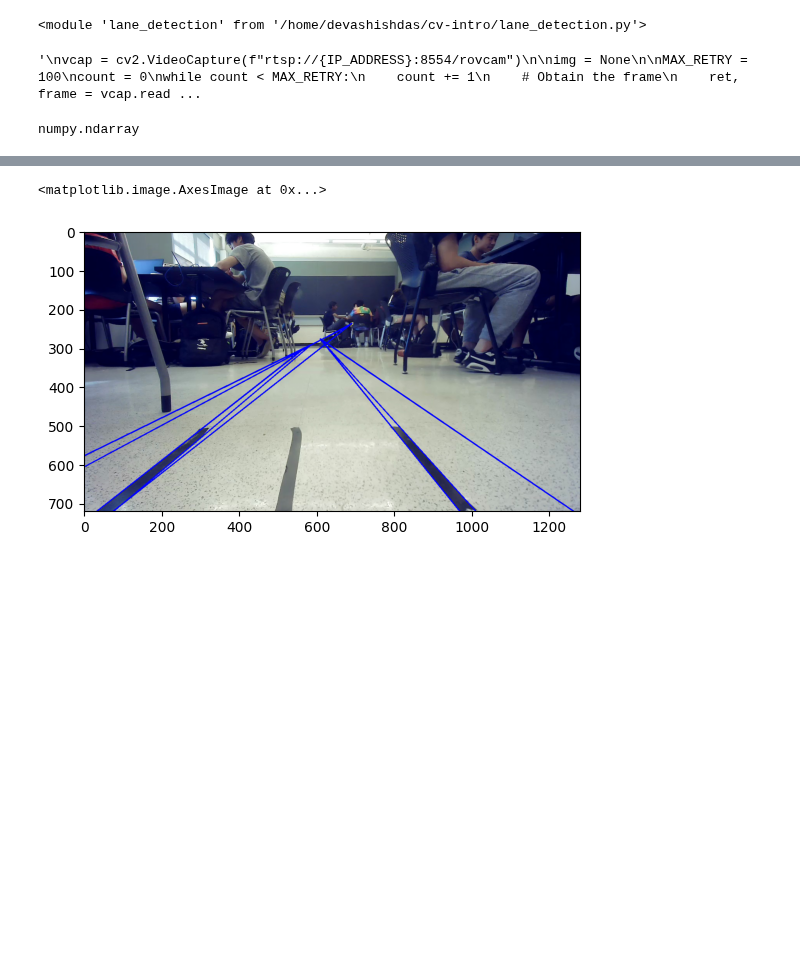
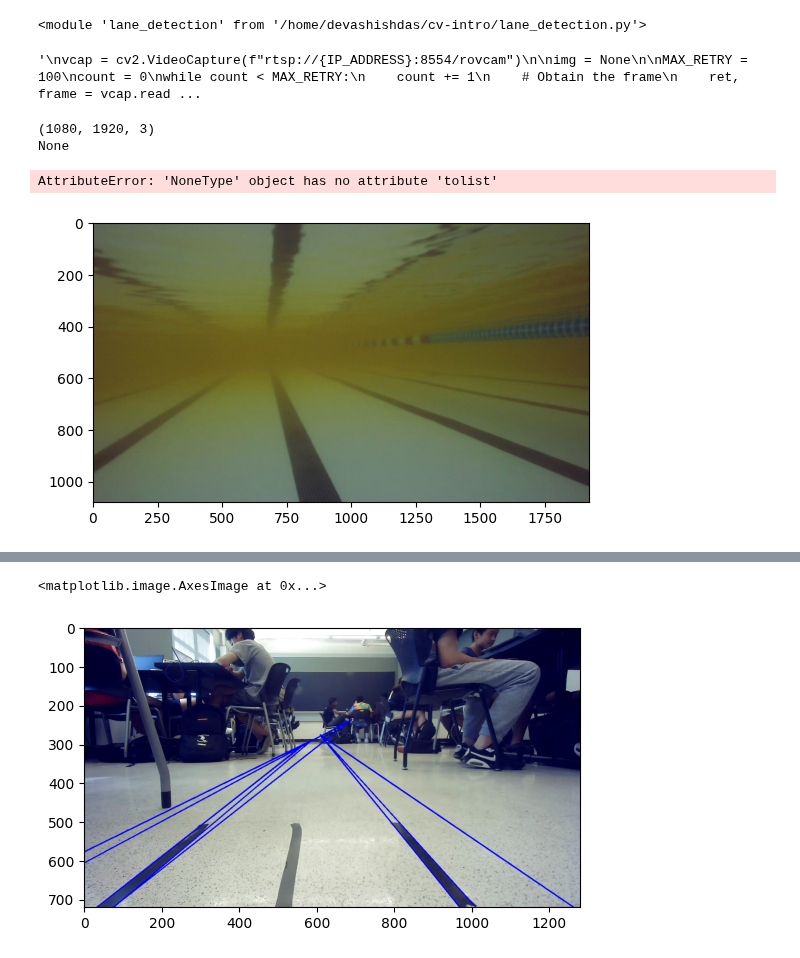
Before and after one commit to DevashishDas3/cv-intro, a Jupyter notebook: network_stream_capture_notebook.ipynb, the cells around one changed output, grey strips where cells are left out. Cells and saved outputs as stored; diff of their text form; code cells hidden in the pictures; blank space fills up the shorter version.

```diff
--- a/network_stream_capture_notebook.ipynb
+++ b/network_stream_capture_notebook.ipynb
@@ -38,11 +38,28 @@ vcap.release()
 '''
 # %% [output]
 '\nvcap = cv2.VideoCapture(f"rtsp://{IP_ADDRESS}:8554/rovcam")\n\nimg = None\n\nMAX_RETRY = 100\ncount = 0\nwhile count < MAX_RETRY:\n    count += 1\n    # Obtain the frame\n    ret, frame = vcap.read ...
-# %%
-img = cv2.imread('three_lane_frame.jpeg')
-type(img)
-# %% [output]
-numpy.ndarray
+# %%
+cap = cv2.VideoCapture('AUV_Vid.mkv')
+
+
+ret, frame = cap.read()
+
+while ret:
+
+    type(frame)
+    plt.imshow(frame)
+    print(np.shape(frame))
+    lines = ld.detect_lines(frame)
+    print(lines)
+    lanes = ld.detect_lanes(lines.tolist())
+
+    ld.draw_lanes(frame, lanes)
+    plt.imshow(cv2.cvtColor(frame, cv2.COLOR_BGR2RGB))
+# %% [output]
+(1080, 1920, 3)
+None
+AttributeError: 'NoneType' object has no attribute 'tolist'
+[figure, added]
 # %%
 #lines = ld.detect_lines(img)
 #lanes = ld.detect_lanes(img)
```
Also changed, not shown: parts of 4 cells of this notebook, 4 other files.
